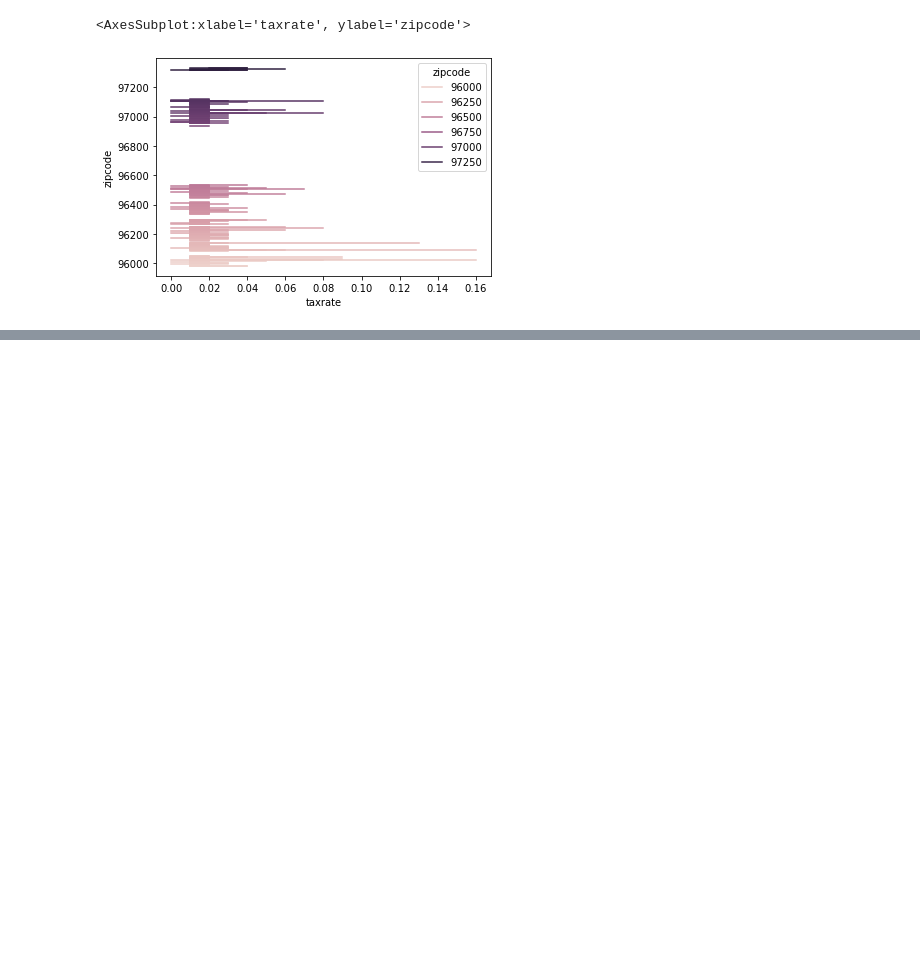
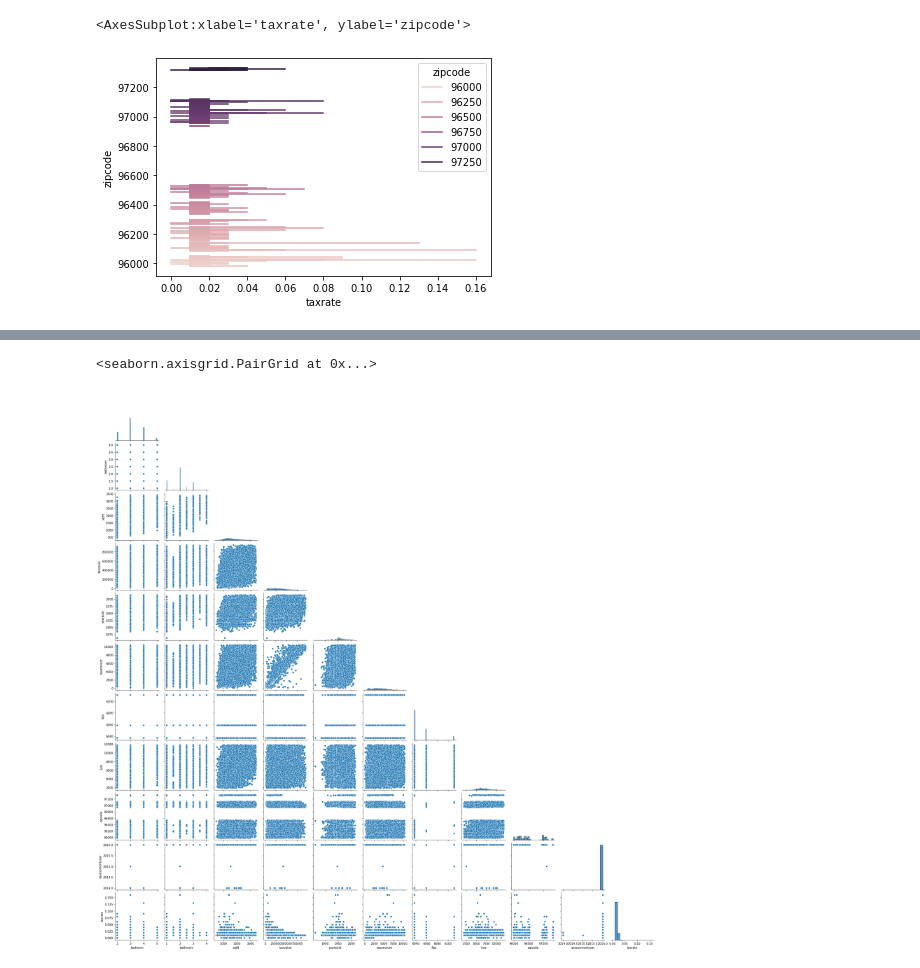
Before and after one commit to QinzhiChen/regression-exercises, a Jupyter notebook: explore.ipynb, the cells around one changed output, grey strips where cells are left out. Saved outputs shown, nothing was run; the diff lists cells and outputs as text; code cells hidden in the pictures; blank space fills up the shorter version.

```diff
--- a/explore.ipynb
+++ b/explore.ipynb
@@ -85,0 +101,6 @@ sns.lineplot(data=zillow_train, x="taxrate", y="zipcode",hue='zipcode')
+# %%
+sns.pairplot(data=zillow_train,
+            corner=True)
+# %% [output]
+<seaborn.axisgrid.PairGrid at 0x...>
+[figure, added]
```
Also changed, not shown: parts of 8 cells of this notebook, 1 other file.
